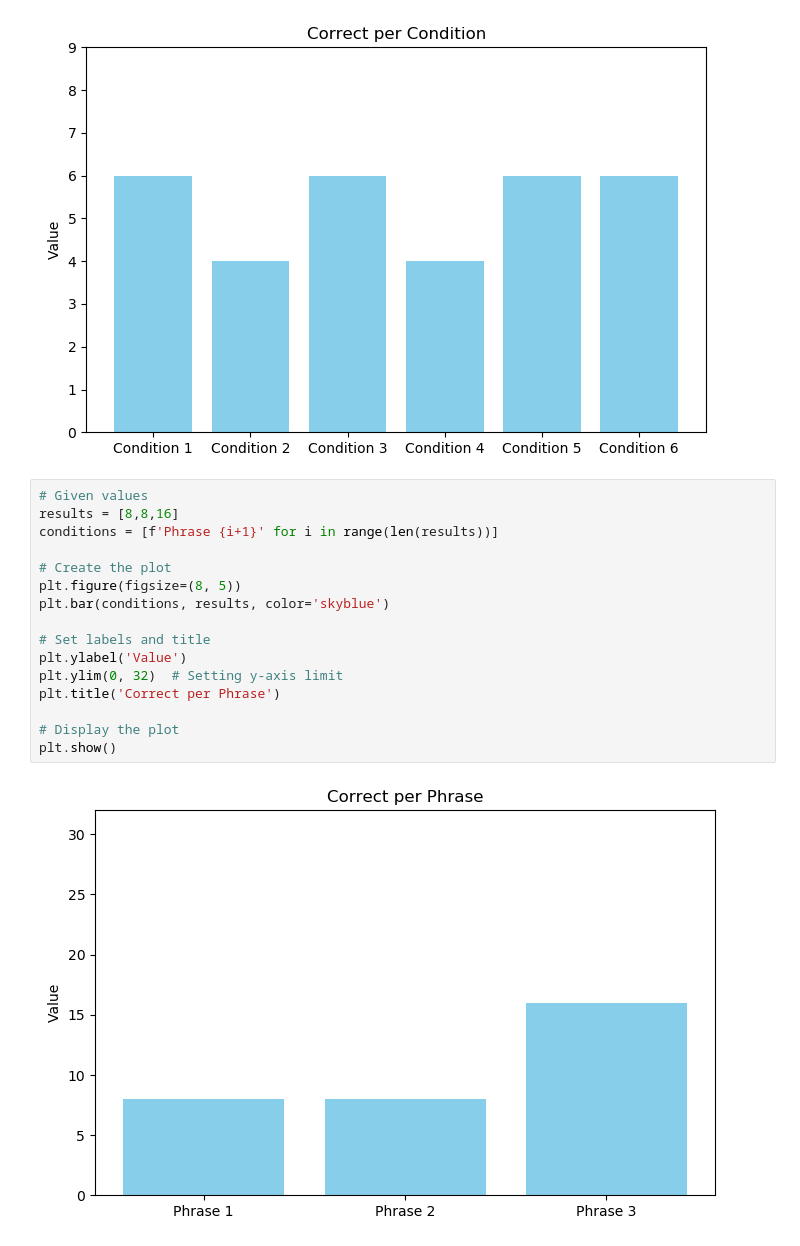
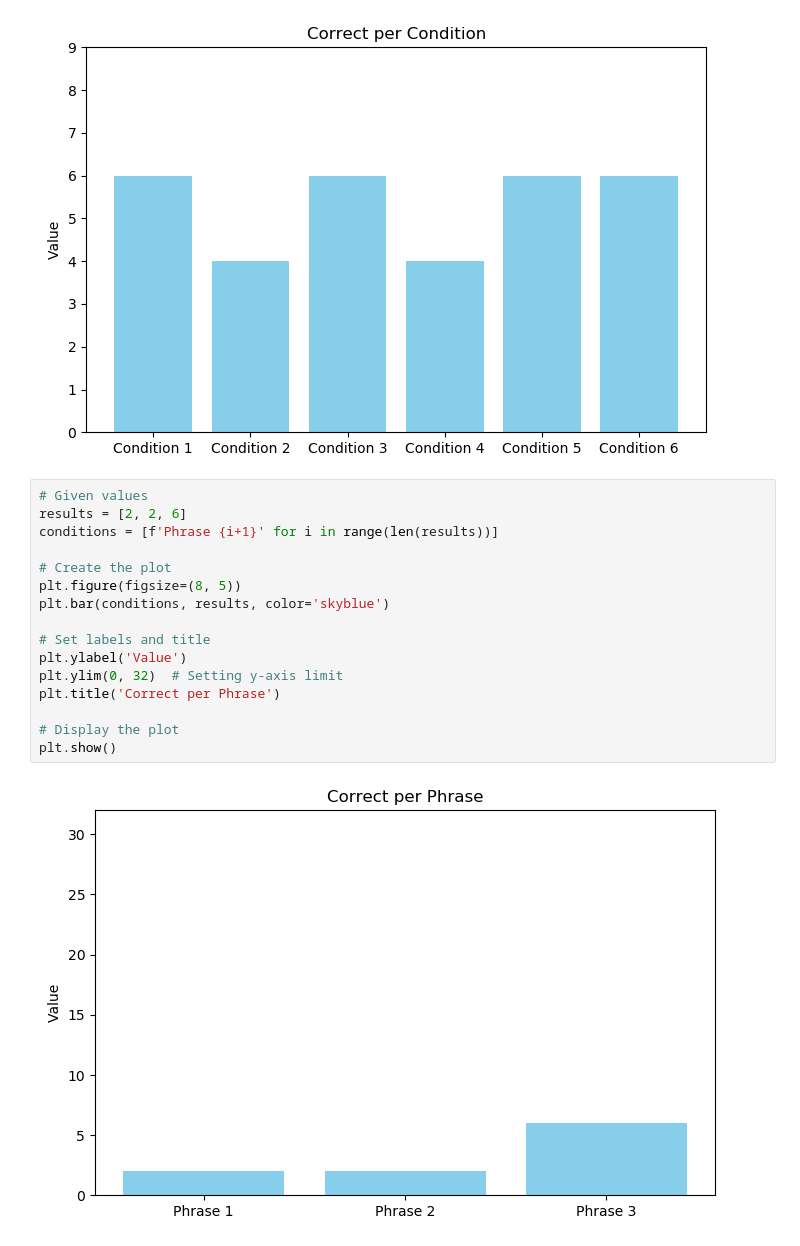
Before and after one commit to SUTURO/suturo_nlp, a Jupyter notebook: activate_language_processing/scripts/TestMicrophone.ipynb, the cells around one changed output. Cells and saved outputs as stored; diff of their text form.

```diff
--- a/activate_language_processing/scripts/TestMicrophone.ipynb
+++ b/activate_language_processing/scripts/TestMicrophone.ipynb
@@ -20,19 +20,19 @@ plt.show()
 [figure]
 # %%
 # Given values
-results = [8,8,16]
+results = [2, 2, 6]
 conditions = [f'Phrase {i+1}' for i in range(len(results))]
 
 # Create the plot
 plt.figure(figsize=(8, 5))
 plt.bar(conditions, results, color='skyblue')
 
 # Set labels and title
 plt.ylabel('Value')
 plt.ylim(0, 32)  # Setting y-axis limit
 plt.title('Correct per Phrase')
 
 # Display the plot
 plt.show()
 # %% [output]
-[figure, old version]
+[figure, new version]
```
Also changed, not shown: parts of 2 cells of this notebook, 4 other files.
